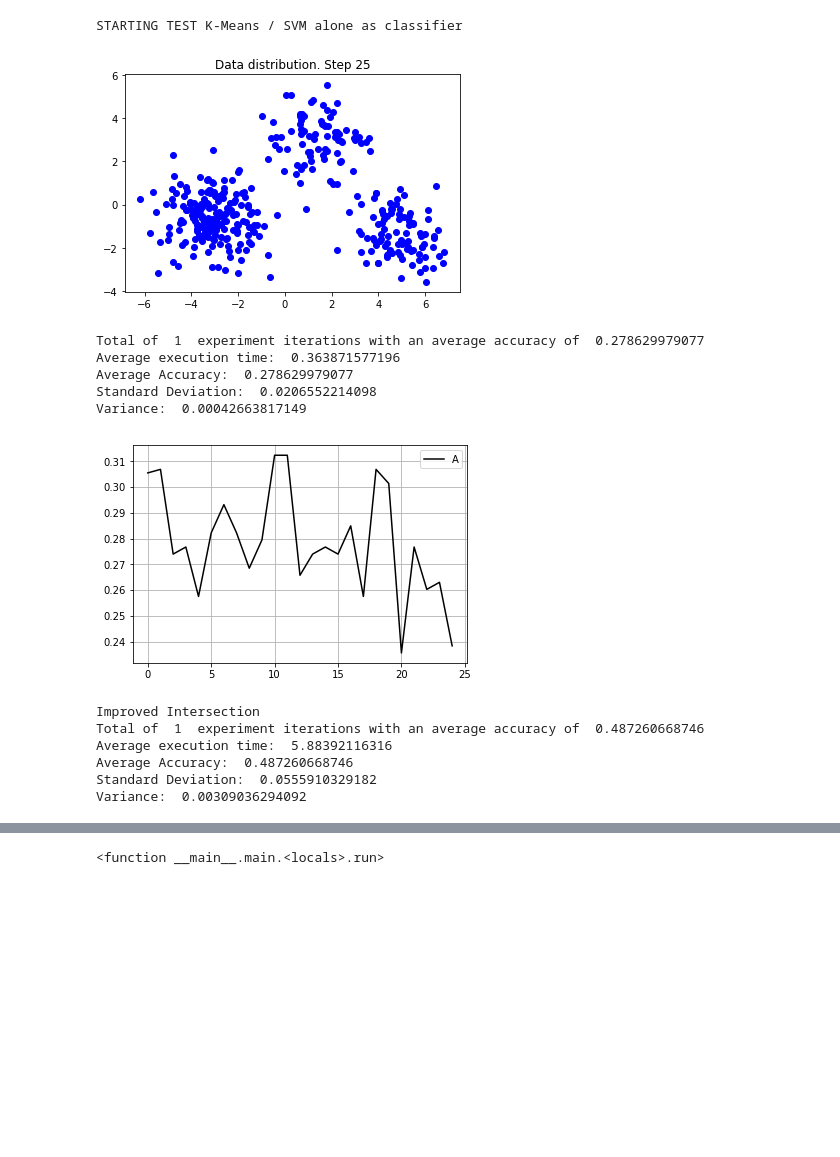
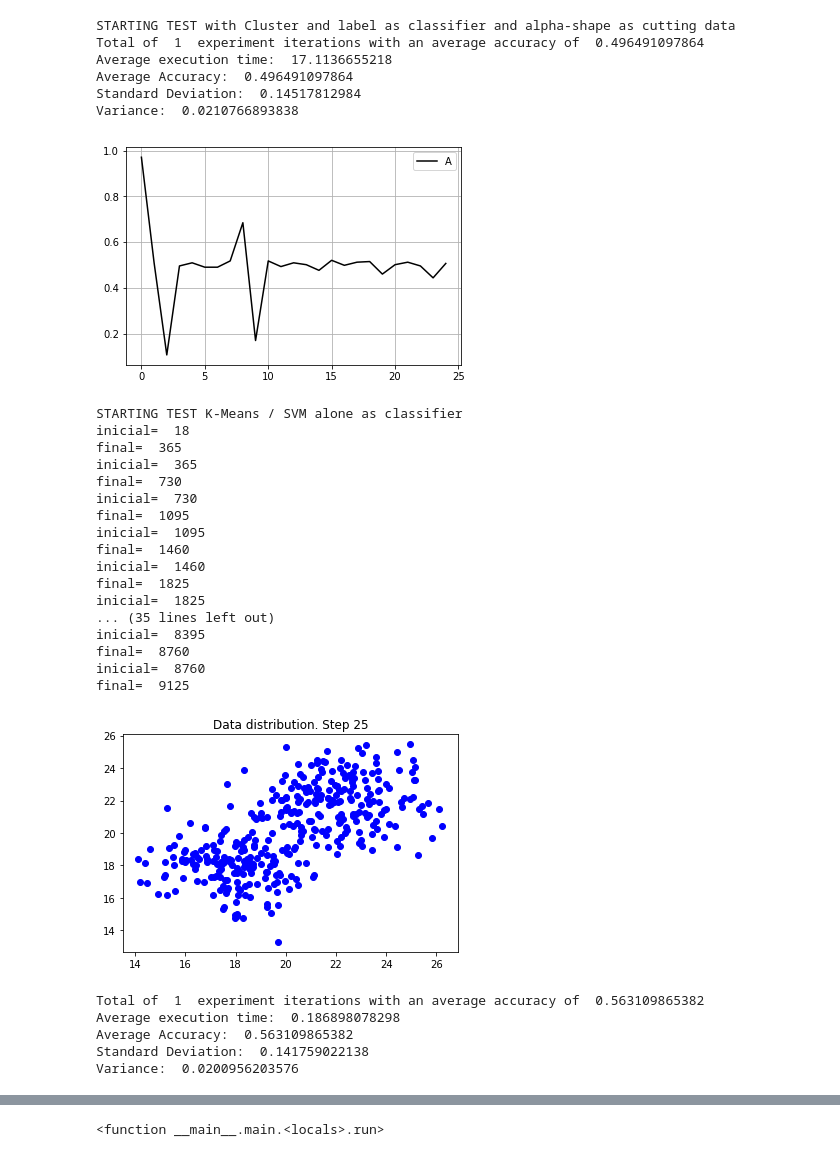
Before and after one commit to raulsenaferreira/Systems-Engineering, a Jupyter notebook: Dissertation/main.ipynb, the cells around one changed output, grey strips where cells are left out. Saved outputs shown, nothing was run; the diff lists cells and outputs as text; code cells hidden in the pictures; blank space fills up the shorter version.

```diff
--- a/Dissertation/main.ipynb
+++ b/Dissertation/main.ipynb
@@ -32,7 +32,7 @@ class Experiment():
         self.sizeOfBatch = 365
         self.initialLabeledDataPerc=0.05
         self.classes=[0, 1]
-        self.usePCA=True
+        self.usePCA=False
         #used only by gmm and cluster-label process
         self.densityFunction='gmm'
         self.excludingPercentage = 0.3
@@ -81,7 +81,7 @@ def main():
     path = os.getcwd()+sep+'data'+sep
 
     #loading a dataset
-    dataValues, dataLabels = setup.loadMultimodal_2C_2D(path)
+    dataValues, dataLabels = setup.load2CDT(path)
 
     experiments = {}
 
@@ -94,7 +94,7 @@ def main():
     '''
     Original compose (alpha-shape version)
     '''
-    #experiments[1] = Experiment(original_compose, dataValues, dataLabels, "STARTING TEST with Cluster and label as classifier and alpha-shape as cutting data")
+    experiments[1] = Experiment(original_compose, dataValues, dataLabels, "STARTING TEST with Cluster and label as classifier and alpha-shape as cutting data")
 
     '''
     K-Means / SVM
@@ -102,45 +102,61 @@ def main():
     experiments[2] = Experiment(kmeans_svm, dataValues, dataLabels, "STARTING TEST K-Means / SVM alone as classifier")
 
     ''' Proposed Method 1 (GMM) '''
     #experiments[3] = Experiment(compose, dataValues, dataLabels, "STARTING TEST with Cluster and label as classifier and GMM / KDE as cutting data")
 
     ''' Proposed Method 2 (Alvim) '''
     ##experiments[4] = Experiment(compose3, dataValues, dataLabels, "STARTING TEST with Cluster and label as classifier and GMM / KDE as cutting data")
 
     '''
     Proposed method 3 (Intersection between two distributions)
     '''
     ##experiments[5] = Experiment(intersection, dataValues, dataLabels, "STARTING TEST Cluster and label as classifier and Intersection between two distributions")
 
     '''
     Proposed method 4 (Intersection between two distributions + GMM)
     '''
-    experiments[6] = Experiment(improved_intersection, dataValues, dataLabels, "Improved Intersection")
+    #experiments[6] = Experiment(improved_intersection, dataValues, dataLabels, "Improved Intersection")
 
     #doExperiments(experiments, 1)
 
     #running pywidget
     def run(sizeOfBatch):
         doExperiments(experiments, 1, sizeOfBatch)
 
     v = interact(run, sizeOfBatch=(1, 49, 1));
     display(v)
 
 
 if __name__ == "__main__":
     main()
 # %% [output]
-STARTING TEST K-Means / SVM alone as classifier
+STARTING TEST with Cluster and label as classifier and alpha-shape as cutting data
+Total of  1  experiment iterations with an average accuracy of  0.496491097864
+Average execution time:  17.1136655218
+Average Accuracy:  0.496491097864
+Standard Deviation:  0.14517812984
+Variance:  0.0210766893838
-[figure, old version]
+[figure, new version]
-Total of  1  experiment iterations with an average accuracy of  0.278629979077
-Average execution time:  0.363871577196
-Average Accuracy:  0.278629979077
-Standard Deviation:  0.0206552214098
-Variance:  0.00042663817149
+STARTING TEST K-Means / SVM alone as classifier
+inicial=  18
+final=  365
+inicial=  365
+final=  730
+inicial=  730
+final=  1095
+inicial=  1095
+final=  1460
+inicial=  1460
+final=  1825
+inicial=  1825
+... (35 lines left out)
+inicial=  8395
+final=  8760
+inicial=  8760
+final=  9125
-[figure, old version]
+[figure, new version]
-Improved Intersection
-Total of  1  experiment iterations with an average accuracy of  0.487260668746
-Average execution time:  5.88392116316
-Average Accuracy:  0.487260668746
-Standard Deviation:  0.0555910329182
-Variance:  0.00309036294092
+Total of  1  experiment iterations with an average accuracy of  0.563109865382
+Average execution time:  0.186898078298
+Average Accuracy:  0.563109865382
+Standard Deviation:  0.141759022138
+Variance:  0.0200956203576
```
Also changed, not shown: parts of 1 cell of this notebook, 2 other files.
